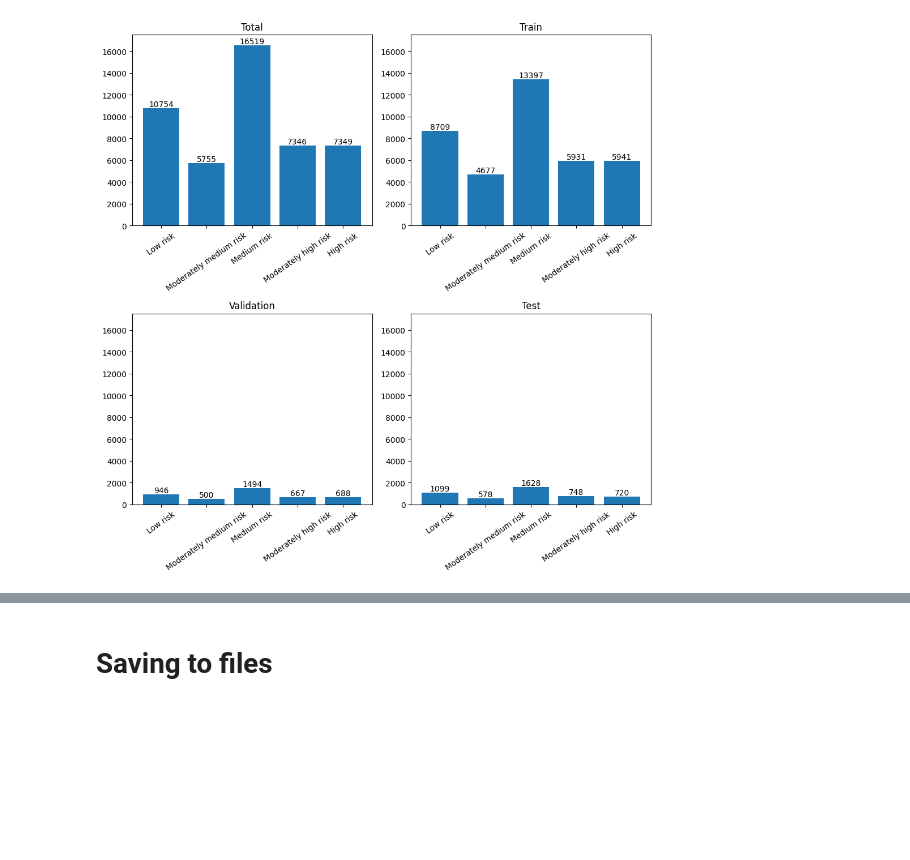
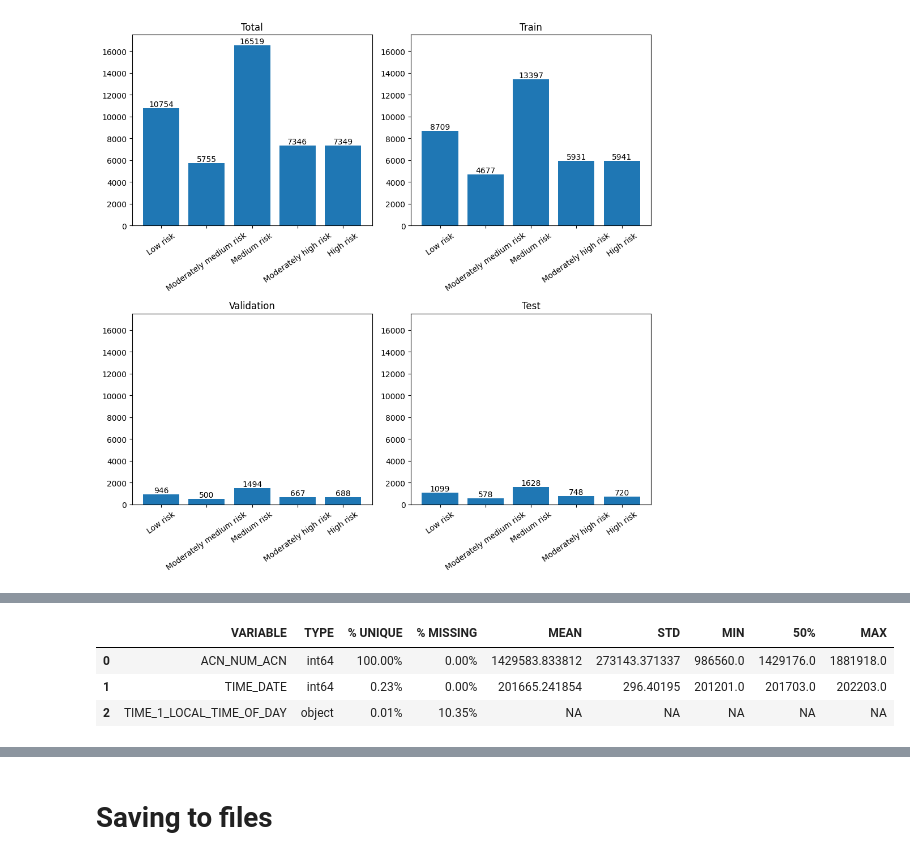
Before and after one commit to SimeonHristov99/AeroGuard, a Jupyter notebook: 01_Scripts/02_Univariate_analysis.ipynb, the cells around one changed output, grey strips where cells are left out. Drawn from its saved outputs; the diff is of its cells as text; code cells hidden in the pictures; blank space fills up the shorter version.

Commit message:
Create data audit file.

```diff
--- a/01_Scripts/02_Univariate_analysis.ipynb
+++ b/01_Scripts/02_Univariate_analysis.ipynb
@@ -88,0 +208,9 @@ plt.tight_layout()
+# %%
+data_audit = DataAudit()
+data_audit.fit(df_train_val_test[['ACN_NUM_ACN', 'TIME_DATE', 'TIME_1_LOCAL_TIME_OF_DAY']])
+data_audit.view_summary()
+# %% [output]
+|  | VARIABLE | TYPE | % UNIQUE | % MISSING | MEAN | STD | MIN | 50% | MAX |
+| 0 | ACN_NUM_ACN | int64 | 100.00% | 0.00% | 1429583.833812 | 273143.371337 | 986560.0 | 1429176.0 | 1881918.0 |
+| 1 | TIME_DATE | int64 | 0.23% | 0.00% | 201665.241854 | 296.40195 | 201201.0 | 201703.0 | 202203.0 |
+| 2 | TIME_1_LOCAL_TIME_OF_DAY | object | 0.01% | 10.35% | NA | NA | NA | NA | NA |
```
Also changed, not shown: parts of 6 cells of this notebook.
